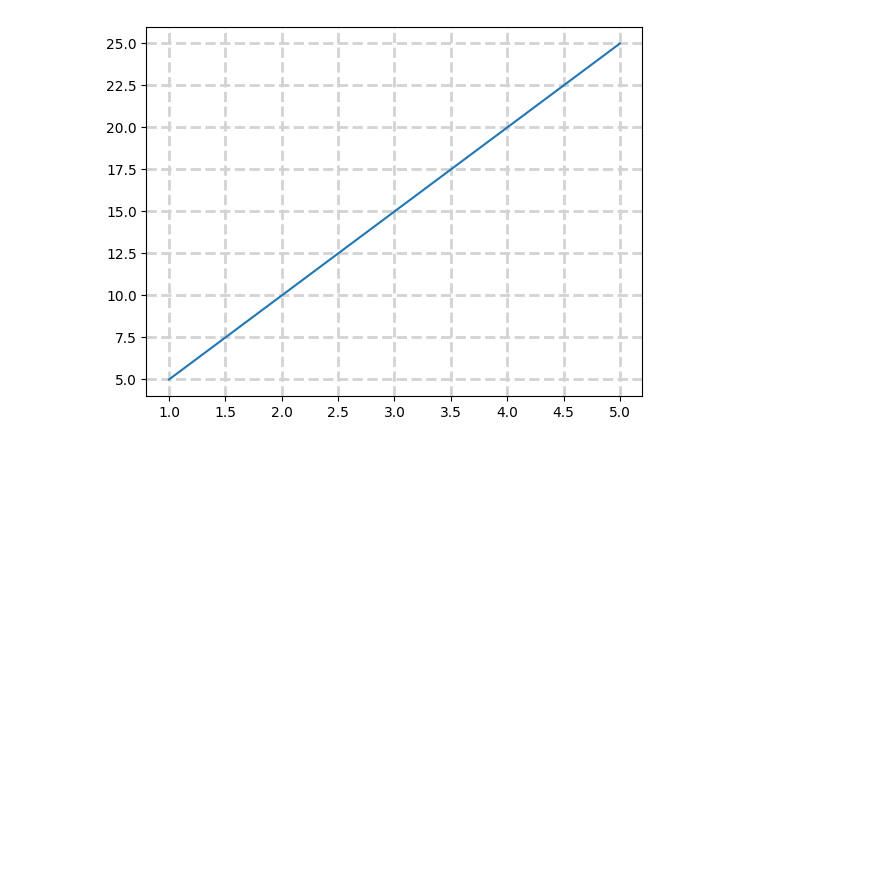
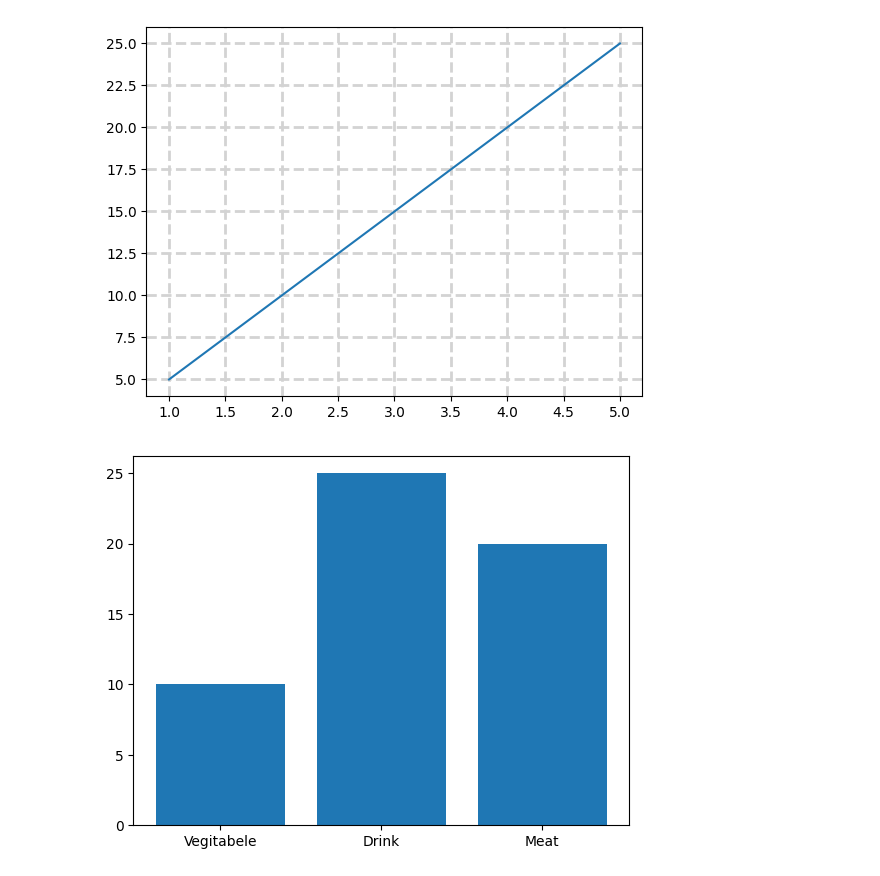
Before and after one commit to hasinduudara/Learn-Matplotlib, a Jupyter notebook: Matplotlib.ipynb, the cells around one changed output. Saved outputs shown, nothing was run; the diff lists cells and outputs as text; code cells hidden in the pictures; blank space fills up the shorter version.

Commit message:
Add bar chart visualization for categorical data in Matplotlib notebook

```diff
--- a/Matplotlib.ipynb
+++ b/Matplotlib.ipynb
@@ -136,3 +136,15 @@ plt.plot(x, y)
 plt.show()
 # %% [output]
 [figure]
+# %%
+import matplotlib.pyplot as plt
+import numpy as np
+
+catagory = np.array(["Vegitabele", "Drink", "Meat"])
+values = np.array([10, 25, 20])
+
+plt.bar(catagory, values)
+
+plt.show()
+# %% [output]
+[figure, added]
```
